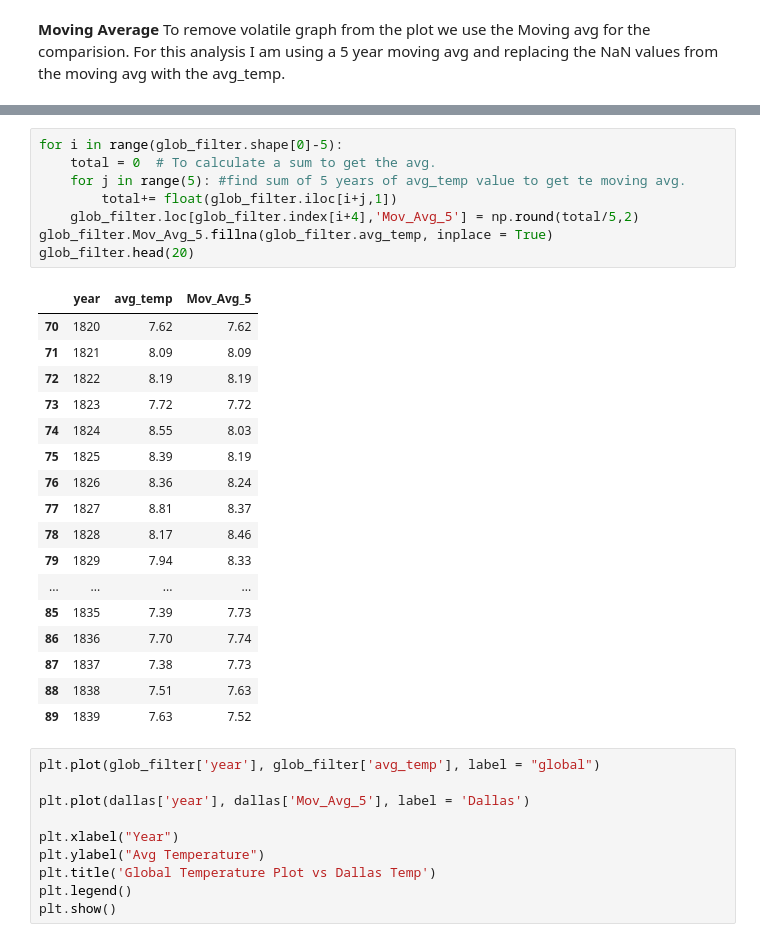
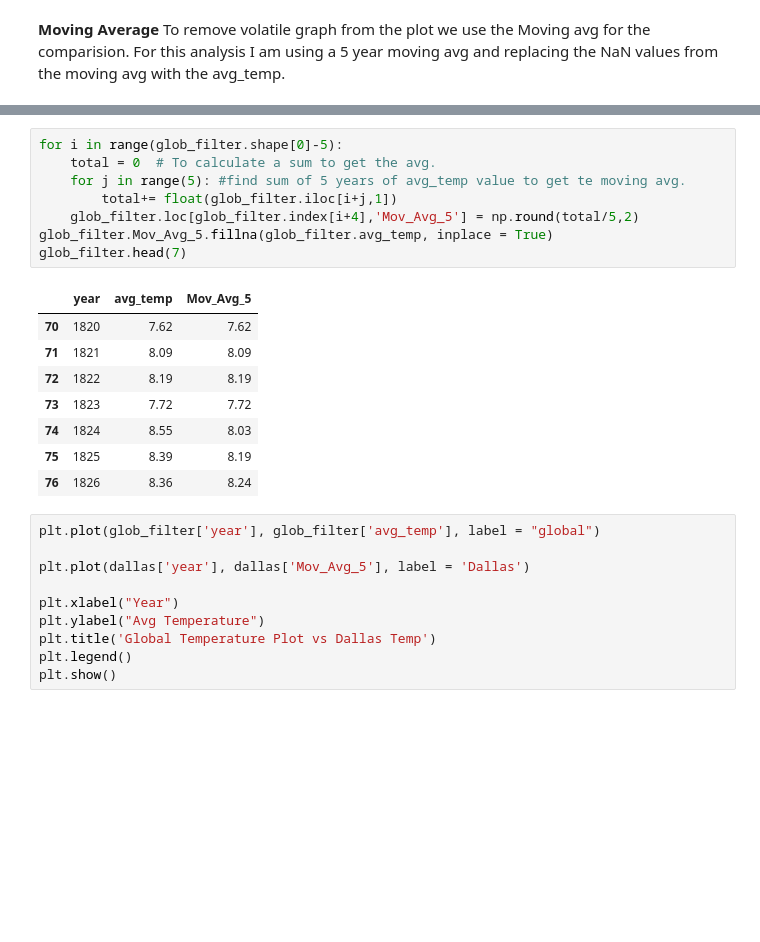
Before and after one commit to NagarjunaThiyyagura/Weather_Data_Analysis, a Jupyter notebook: City_Global_Data_analysis.ipynb, the cells around one changed output, grey strips where cells are left out. Drawn from its saved outputs; the diff is of its cells as text; blank space fills up the shorter version.

```diff
--- a/City_Global_Data_analysis.ipynb
+++ b/City_Global_Data_analysis.ipynb
@@ -94,29 +85,20 @@ dallas.head(20)
 # %%
 for i in range(glob_filter.shape[0]-5):
     total = 0  # To calculate a sum to get the avg.
     for j in range(5): #find sum of 5 years of avg_temp value to get te moving avg.
         total+= float(glob_filter.iloc[i+j,1])
     glob_filter.loc[glob_filter.index[i+4],'Mov_Avg_5'] = np.round(total/5,2)
 glob_filter.Mov_Avg_5.fillna(glob_filter.avg_temp, inplace = True)
-glob_filter.head(20)
+glob_filter.head(7)
 # %% [output]
 |  | year | avg_temp | Mov_Avg_5 |
 | 70 | 1820 | 7.62 | 7.62 |
 | 71 | 1821 | 8.09 | 8.09 |
 | 72 | 1822 | 8.19 | 8.19 |
 | 73 | 1823 | 7.72 | 7.72 |
 | 74 | 1824 | 8.55 | 8.03 |
 | 75 | 1825 | 8.39 | 8.19 |
 | 76 | 1826 | 8.36 | 8.24 |
-| 77 | 1827 | 8.81 | 8.37 |
-| 78 | 1828 | 8.17 | 8.46 |
-| 79 | 1829 | 7.94 | 8.33 |
-| ... | ... | ... | ... |
-| 85 | 1835 | 7.39 | 7.73 |
-| 86 | 1836 | 7.70 | 7.74 |
-| 87 | 1837 | 7.38 | 7.73 |
-| 88 | 1838 | 7.51 | 7.63 |
-| 89 | 1839 | 7.63 | 7.52 |
 # %%
 plt.plot(glob_filter['year'], glob_filter['avg_temp'], label = "global")
 
```
Also changed, not shown: parts of 2 cells of this notebook, 3 other files.
